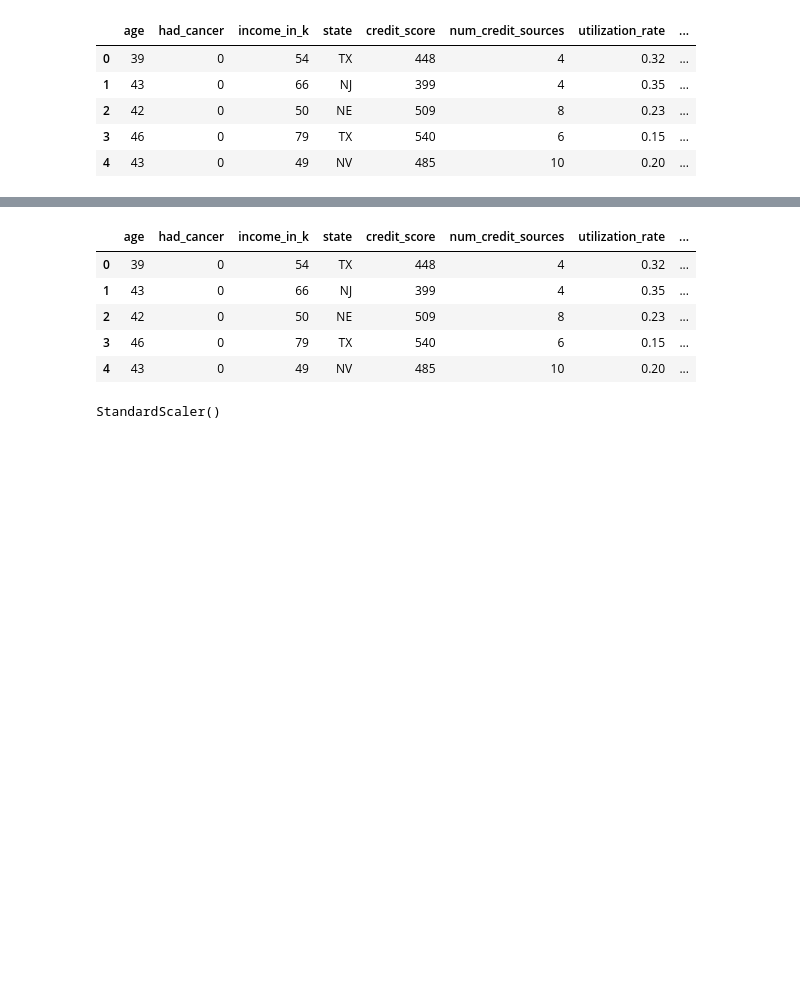
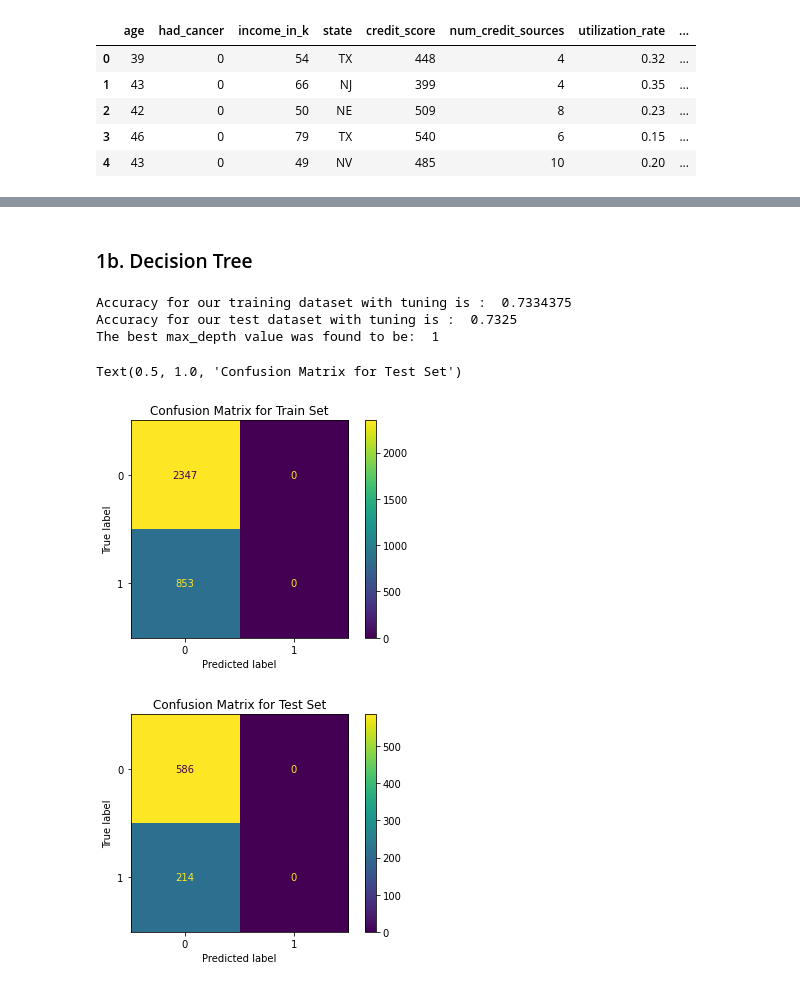
Before and after one commit to min-is/Chapman-University, a Jupyter notebook: CPSC 392 - Data Science/Homework/Min_Homework_2 Completed.ipynb, the cells around one changed output, grey strips where cells are left out. Cells and saved outputs as stored; diff of their text form; code cells hidden in the pictures; blank space fills up the shorter version.

```diff
--- a/CPSC 392 - Data Science/Homework/Min_Homework_2 Completed.ipynb
+++ b/CPSC 392 - Data Science/Homework/Min_Homework_2 Completed.ipynb
@@ -133,22 +153,49 @@ Text(0.5, 1.0, 'Confusion Matrix')
-# %%
-df.head()
-# %% [output]
-|  | age | had_cancer | income_in_k | state | credit_score | num_credit_sources | utilization_rate | ... |
-| 0 | 39 | 0 | 54 | TX | 448 | 4 | 0.32 | ... |
-| 1 | 43 | 0 | 66 | NJ | 399 | 4 | 0.35 | ... |
-| 2 | 42 | 0 | 50 | NE | 509 | 8 | 0.23 | ... |
-| 3 | 46 | 0 | 79 | TX | 540 | 6 | 0.15 | ... |
-| 4 | 43 | 0 | 49 | NV | 485 | 10 | 0.20 | ... |
-# %%
-# Decision Tree Model
-
-X = df[[predictors]]
-y = df['gave_loan']
-
-# A new TTS is not made in this model because we want to use the same training set
-zscore = StandardScaler()
-zscore.fit(X_train[contin])
-
-X_train[contin] =
-# %% [output]
-StandardScaler()
+# %% [markdown]
+### 1b. Decision Tree
+# %%
+# Decision Tree Model
+
+X = df[predictors]
+y = df['gave_loan']
+
+# a new TTS is not made in this model because we want to use the same training set
+
+# z-scoring
+z = make_column_transformer((StandardScaler(), contin))
+
+# creating decision tree model
+tree = DecisionTreeClassifier()
+
+# making pipeline
+pipe = make_pipeline(z, tree)
+
+# find the max_depth 'key'
+pipe.get_params().keys()
+
+# choose potential values of max_depth
+depths = {"decisiontreeclassifier__max_depth": range(1,9)}
+
+# use grid search to find best value
+grid = GridSearchCV(pipe, depths, scoring = "accuracy", cv = 5, refit = True)
+
+# fit model
+dtmod = grid.fit(X_train, y_train)
+
+# finding the accuracy of the training dataset
+print('Accuracy for our training dataset with tuning is : ', dtmod.score(X_train, y_train))
+print('Accuracy for our test dataset with tuning is : ', dtmod.score(X_test, y_test))
+
+print('The best max_depth value was found to be: ', dtmod.best_estimator_.get_params()['decisiontreeclassifier__max_depth'])
+
+plot_confusion_matrix(dtmod, X_train, y_train)
+plt.title('Confusion Matrix for Train Set')
+
+plot_confusion_matrix(dtmod, X_test, y_test)
+plt.title('Confusion Matrix for Test Set')
+# %% [output]
+Accuracy for our training dataset with tuning is :  0.7334375
+Accuracy for our test dataset with tuning is :  0.7325
+The best max_depth value was found to be:  1
+Text(0.5, 1.0, 'Confusion Matrix for Test Set')
+[figure, added]
+[figure, added]
```
Also changed, not shown: parts of 6 cells of this notebook.
